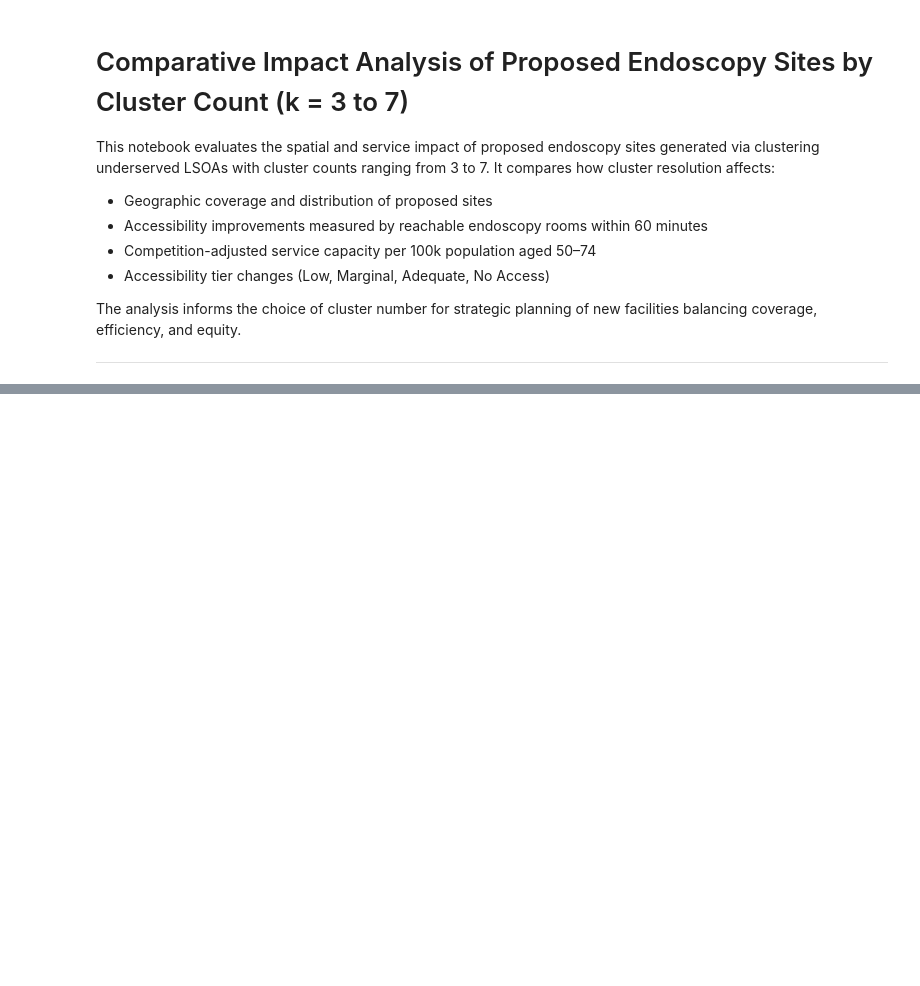
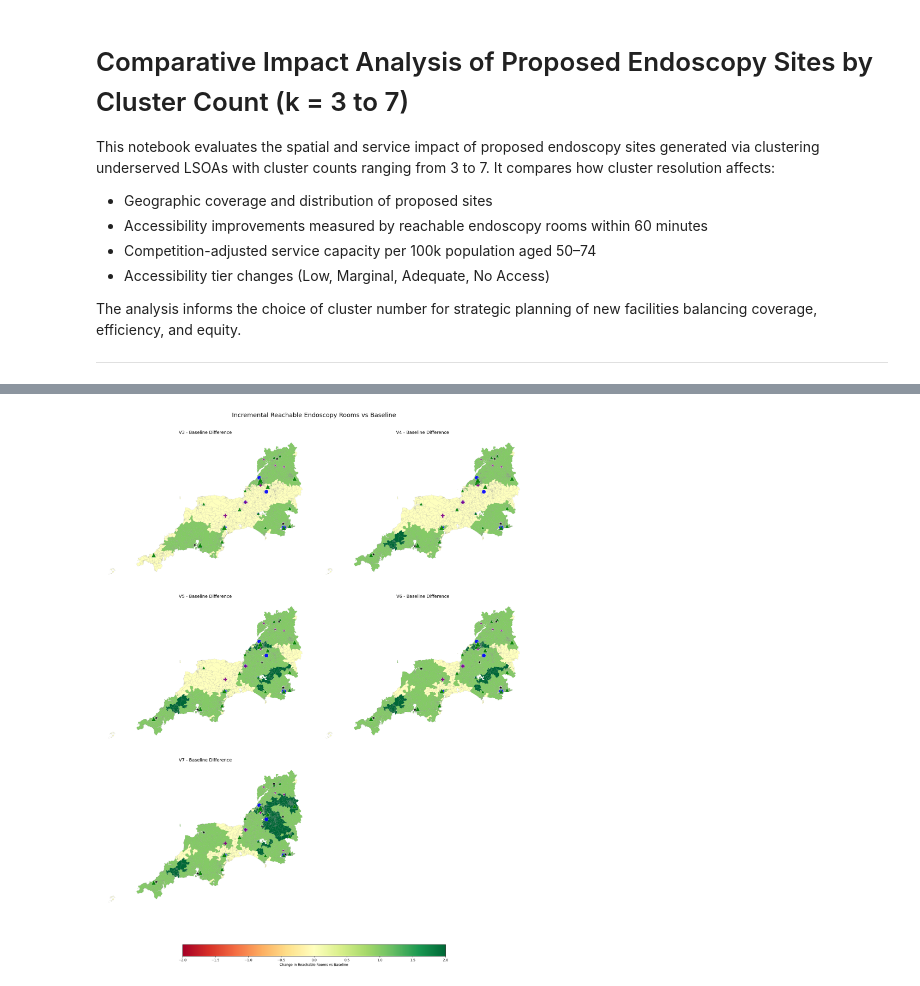
Before and after one commit to RossTylr/diagnostic-modality-demand, a Jupyter notebook: notebooks/08e2_endoscopy_cluster_comparative_analysis..ipynb, the cells around one changed output, grey strips where cells are left out. Drawn from its saved outputs; the diff is of its cells as text; code cells hidden in the pictures; blank space fills up the shorter version.

```diff
--- a/notebooks/08e2_endoscopy_cluster_comparative_analysis..ipynb
+++ b/notebooks/08e2_endoscopy_cluster_comparative_analysis..ipynb
@@ -13,0 +446,93 @@ The analysis informs the choice of cluster number for strategic planning of new
+# %%
+import matplotlib.pyplot as plt
+from matplotlib.colors import Normalize
+from matplotlib.lines import Line2D
+import numpy as np
+
+# Step 1: Calculate reachable rooms for Baseline and all scenarios
+reachable_by_scenario = {}
+for scen, df in travel_ready_by_scenario.items():
+    reachable_rooms = (
+        df.groupby("origin_name", as_index=False)["rooms_at_destination"]
+        .sum()
+        .rename(columns={"origin_name": "lsoa21cd", "rooms_at_destination": "reachable_rooms_60min"})
+    )
+    reachable_by_scenario[scen] = reachable_rooms
+
+# Step 2: Compute difference vs Baseline for V3–V7 only
+diff_by_scenario = {}
+baseline = reachable_by_scenario["Baseline"]
+
+for scen in ["V3", "V4", "V5", "V6", "V7"]:
+    diff = baseline.merge(reachable_by_scenario[scen], on="lsoa21cd", how="outer", suffixes=('_base', '_scen')).fillna(0)
+    diff["diff_rooms"] = diff["reachable_rooms_60min_scen"] - diff["reachable_rooms_60min_base"]
+    diff_by_scenario[scen] = diff[["lsoa21cd", "diff_rooms"]]
+
+# Step 3: Determine shared colour scale for differences
+all_diffs = np.concatenate([df["diff_rooms"].values for df in diff_by_scenario.values()])
+vmax = np.percentile(np.abs(all_diffs), 99)
+vmin = -vmax
+
+# Step 4: Setup 3x2 plot grid (last panel empty)
+fig, axes = plt.subplots(3, 2, figsize=(18, 24))
+axes = axes.flatten()
+
+marker_styles = [
+    ("CDC", "blue", "o"),
+    ("Acute", "green", "^"),
+    ("Community", "purple", "P"),
+    ("Proposed", "black", "*")
+]
+
+scenarios = ["V3", "V4", "V5", "V6", "V7"]
+
+for i, scen in enumerate(scenarios):
+    ax = axes[i]
+    diff_map = lsoa_gdf[["lsoa21cd", "geometry"]].merge(diff_by_scenario[scen], on="lsoa21cd", how="left").fillna(0)
+
+    # Plot difference choropleth
+    diff_map.plot(
+        column="diff_rooms",
+        cmap="RdYlGn",
+        linewidth=0.1,
+        edgecolor="grey",
+        legend=False,
+        vmin=vmin,
+        vmax=vmax,
+        ax=ax
+    )
+
+    # Overlay facilities including Proposed sites
+    fac_gdf = facilities_by_scenario[scen]
+    fac_gdf["geometry"] = fac_gdf["geometry"].centroid
+    for label, colour, marker in marker_styles:
+        subset = fac_gdf[fac_gdf["source"] == label]
+        if not subset.empty:
+            size = 120 if label == "Proposed" else subset["Endoscopy Rooms"] * 45
+            subset.plot(
+                ax=ax,
+                color=colour,
+                markersize=size,
+                marker=marker,
+                label=label,
+                alpha=0.9,
+                edgecolor="white",
+                linewidth=0.5
+            )
+    ax.set_title(f"{scen} - Baseline Difference", fontsize=13)
+    ax.axis("off")
+
+# Hide last empty subplot
+axes[-1].axis("off")
+
+# Step 5: Add shared colourbar for difference
+cax = fig.add_axes([0.2, 0.05, 0.6, 0.02])
+sm = plt.cm.ScalarMappable(cmap="RdYlGn", norm=Normalize(vmin=vmin, vmax=vmax))
+sm._A = []
+fig.colorbar(sm, cax=cax, orientation="horizontal", label="Change in Reachable Rooms vs Baseline")
+
+plt.tight_layout(rect=[0, 0.1, 1, 0.97])
+plt.suptitle("Incremental Reachable Endoscopy Rooms vs Baseline", fontsize=18)
+plt.show()
+# %% [output]
+[figure, added]
```
Also changed, not shown: parts of 14 cells of this notebook.
